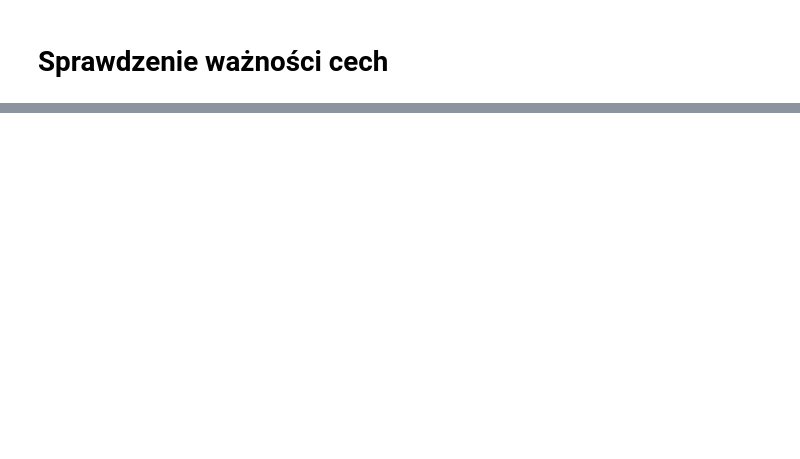
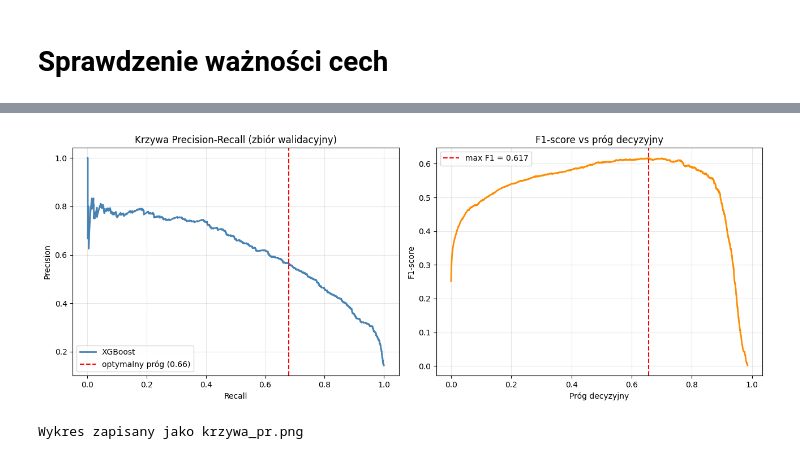
Before and after one commit to Paffeueq/fibonacci-retracement-ml, a Jupyter notebook: dyplomowy.ipynb, the cells around one changed output, grey strips where cells are left out. Saved outputs shown, nothing was run; the diff lists cells and outputs as text; code cells hidden in the pictures; blank space fills up the shorter version.

```diff
--- a/dyplomowy.ipynb
+++ b/dyplomowy.ipynb
@@ -1036,0 +1001,14 @@ typ_trendu          0.012640
+# %%
+# =============================================================================
+# BLOK 1: USUWANIE CECH
+
+CECHY_DO_USUNIECIA = ["ilosc_w_klastrze", "dlugosc_trendu", "typ_trendu", "wolumen_sredni", "atr_wejscie", "wolumen_w_trendzie", "macd_hist", "vol_relatywny"]
+
+#CECHY_DO_USUNIECIA = ["ilosc_w_klastrze", "dlugosc_trendu", "typ_trendu"]
+
+X_train_slim = X_train_res.drop(columns=CECHY_DO_USUNIECIA, errors="ignore")
+X_test_slim  = X_test.drop(columns=CECHY_DO_USUNIECIA, errors="ignore")
+
+print(f"Liczba cech przed: {X_train_res.shape[1]}")
+print(f"Liczba cech po:    {X_train_slim.shape[1]}")
+print(f"Usunięte cechy:    {CECHY_DO_USUNIECIA}")
@@ -1036,0 +1134,38 @@ typ_trendu          0.012640
+# %%
+
+# =============================================================================
+# BLOK 4 – Krzywa Precision-Recall (wykres)
+# Pokaże Ci trade-off między precision a recall przy różnych progach
+# =============================================================================
+
+fig, axes = plt.subplots(1, 2, figsize=(13, 5))
+
+# --- lewy wykres: krzywa PR ---
+ax = axes[0]
+ax.plot(recalls[:-1], precisions[:-1], color="steelblue", lw=2, label="XGBoost")
+ax.axvline(recalls[f1_scores[:-1].argmax()], color="red", ls="--",
+           label=f"optymalny próg ({optymalny_prog:.2f})")
+ax.set_xlabel("Recall")
+ax.set_ylabel("Precision")
+ax.set_title("Krzywa Precision-Recall (zbiór walidacyjny)")
+ax.legend()
+ax.grid(True, alpha=0.3)
+
+# --- prawy wykres: F1 w zależności od progu ---
+ax2 = axes[1]
+ax2.plot(progi, f1_scores[:-1], color="darkorange", lw=2)
+ax2.axvline(optymalny_prog, color="red", ls="--",
+            label=f"max F1 = {f1_scores[:-1].max():.3f}")
+ax2.set_xlabel("Próg decyzyjny")
+ax2.set_ylabel("F1-score")
+ax2.set_title("F1-score vs próg decyzyjny")
+ax2.legend()
+ax2.grid(True, alpha=0.3)
+
+plt.tight_layout()
+plt.savefig("krzywa_pr.png", dpi=150)
+plt.show()
+print("Wykres zapisany jako krzywa_pr.png")
+# %% [output]
+[figure, added]
+Wykres zapisany jako krzywa_pr.png
```
Also changed, not shown: parts of 33 cells of this notebook, 3 other files.
